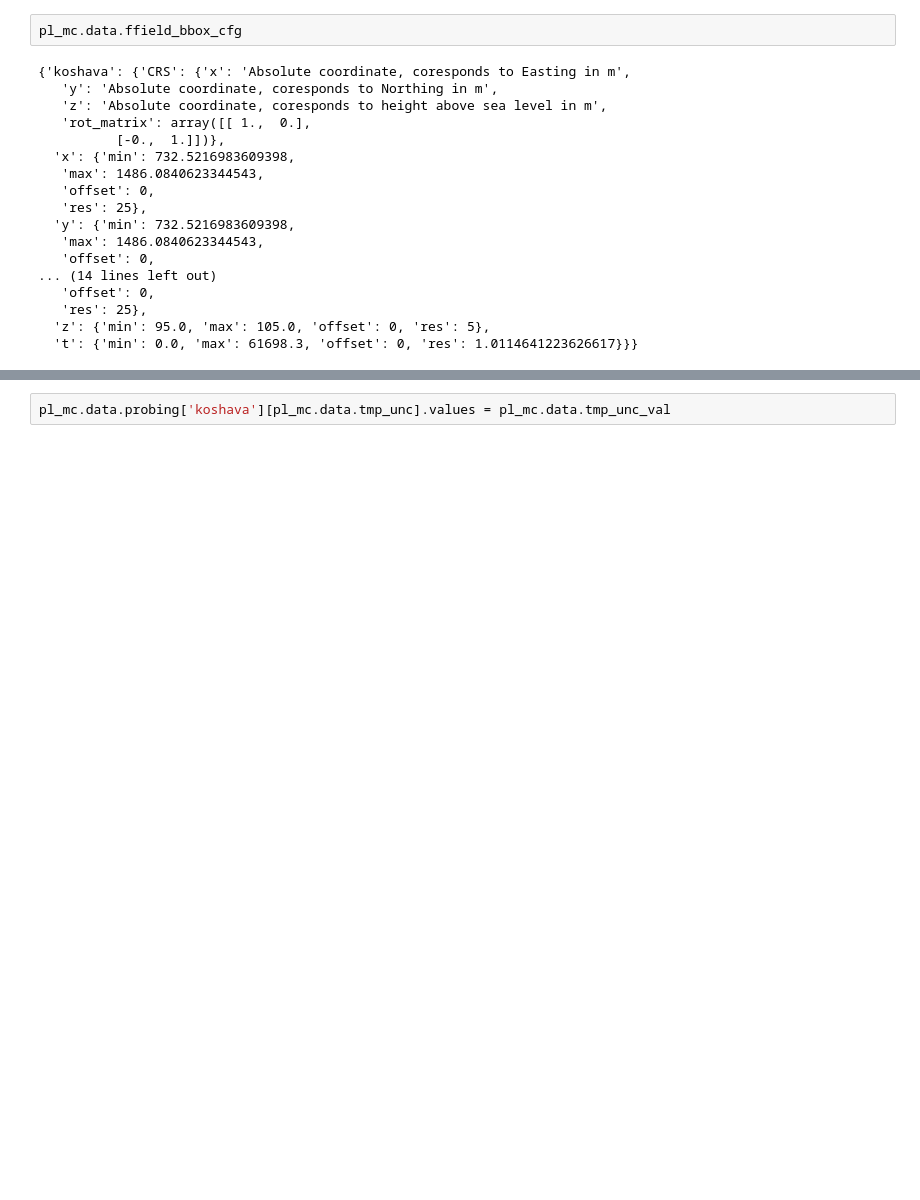
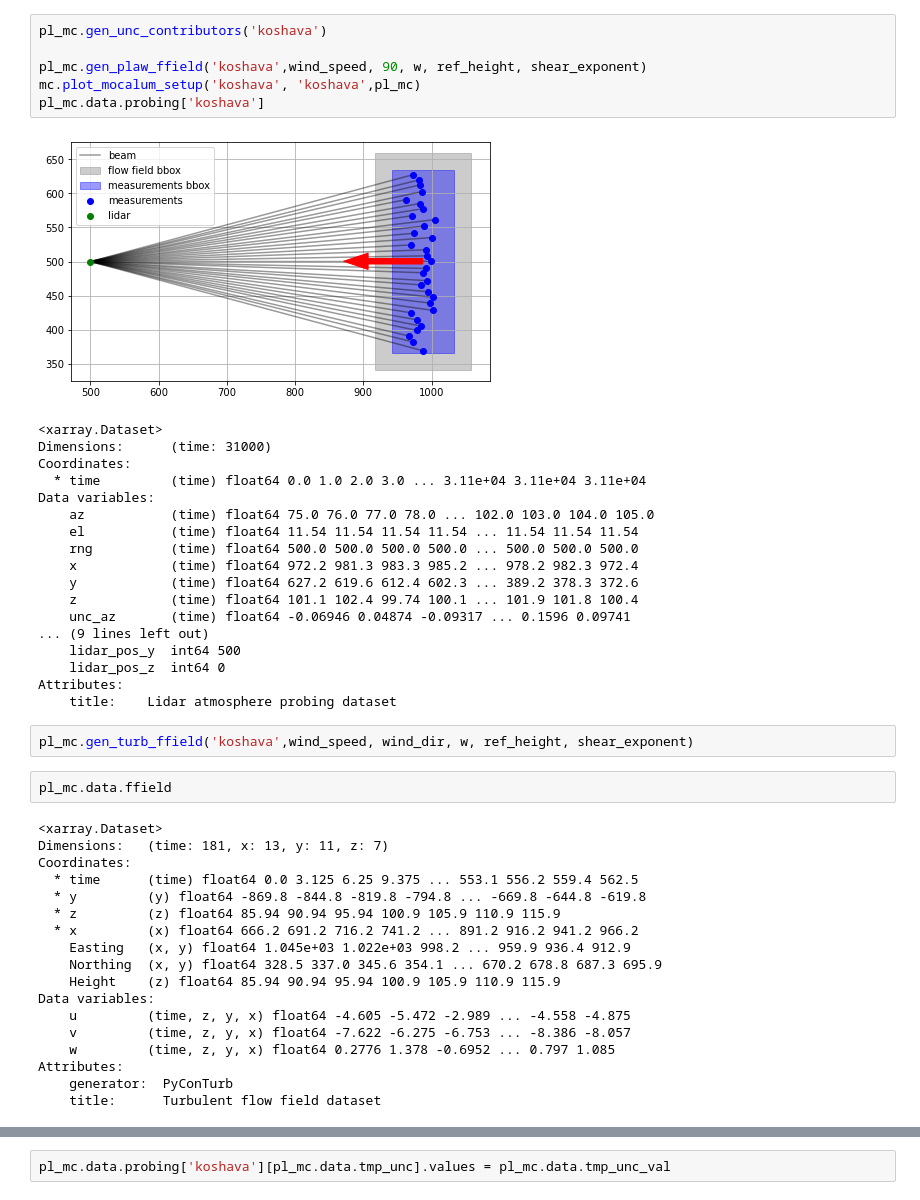
Before and after one commit to Burro7J/mocalum, a Jupyter notebook: examples/redo_for_multi_lidar.ipynb, the cells around one changed output, grey strips where cells are left out. Drawn from its saved outputs; the diff is of its cells as text; blank space fills up the shorter version.

```diff
--- a/examples/redo_for_multi_lidar.ipynb
+++ b/examples/redo_for_multi_lidar.ipynb
@@ -49,20 +49,47 @@ array(-0.00044278)
+# %%
+pl_mc.gen_unc_contributors('koshava')
+
+pl_mc.gen_plaw_ffield('koshava',wind_speed, 90, w, ref_height, shear_exponent)
+mc.plot_mocalum_setup('koshava', 'koshava',pl_mc)
+pl_mc.data.probing['koshava']
+# %% [output]
+[figure, added]
+<xarray.Dataset>
+Dimensions:      (time: 31000)
+Coordinates:
+  * time         (time) float64 0.0 1.0 2.0 3.0 ... 3.11e+04 3.11e+04 3.11e+04
+Data variables:
+    az           (time) float64 75.0 76.0 77.0 78.0 ... 102.0 103.0 104.0 105.0
+    el           (time) float64 11.54 11.54 11.54 11.54 ... 11.54 11.54 11.54
+    rng          (time) float64 500.0 500.0 500.0 500.0 ... 500.0 500.0 500.0
+    x            (time) float64 972.2 981.3 983.3 985.2 ... 978.2 982.3 972.4
+    y            (time) float64 627.2 619.6 612.4 602.3 ... 389.2 378.3 372.6
+    z            (time) float64 101.1 102.4 99.74 100.1 ... 101.9 101.8 100.4
+    unc_az       (time) float64 -0.06946 0.04874 -0.09317 ... 0.1596 0.09741
+... (9 lines left out)
+    lidar_pos_y  int64 500
+    lidar_pos_z  int64 0
+Attributes:
+    title:    Lidar atmosphere probing dataset
+# %%
+pl_mc.gen_turb_ffield('koshava',wind_speed, wind_dir, w, ref_height, shear_exponent)
 # %%
-pl_mc.data.ffield_bbox_cfg
+pl_mc.data.ffield
 # %% [output]
-{'koshava': {'CRS': {'x': 'Absolute coordinate, coresponds to Easting in m',
-   'y': 'Absolute coordinate, coresponds to Northing in m',
-   'z': 'Absolute coordinate, coresponds to height above sea level in m',
-   'rot_matrix': array([[ 1.,  0.],
-          [-0.,  1.]])},
-  'x': {'min': 732.5216983609398,
-   'max': 1486.0840623344543,
-   'offset': 0,
-   'res': 25},
-  'y': {'min': 732.5216983609398,
-   'max': 1486.0840623344543,
-   'offset': 0,
-... (14 lines left out)
-   'offset': 0,
-   'res': 25},
-  'z': {'min': 95.0, 'max': 105.0, 'offset': 0, 'res': 5},
-  't': {'min': 0.0, 'max': 61698.3, 'offset': 0, 'res': 1.0114641223626617}}}
+<xarray.Dataset>
+Dimensions:   (time: 181, x: 13, y: 11, z: 7)
+Coordinates:
+  * time      (time) float64 0.0 3.125 6.25 9.375 ... 553.1 556.2 559.4 562.5
+  * y         (y) float64 -869.8 -844.8 -819.8 -794.8 ... -669.8 -644.8 -619.8
+  * z         (z) float64 85.94 90.94 95.94 100.9 105.9 110.9 115.9
+  * x         (x) float64 666.2 691.2 716.2 741.2 ... 891.2 916.2 941.2 966.2
+    Easting   (x, y) float64 1.045e+03 1.022e+03 998.2 ... 959.9 936.4 912.9
+    Northing  (x, y) float64 328.5 337.0 345.6 354.1 ... 670.2 678.8 687.3 695.9
+    Height    (z) float64 85.94 90.94 95.94 100.9 105.9 110.9 115.9
+Data variables:
+    u         (time, z, y, x) float64 -4.605 -5.472 -2.989 ... -4.558 -4.875
+    v         (time, z, y, x) float64 -7.622 -6.275 -6.753 ... -8.386 -8.057
+    w         (time, z, y, x) float64 0.2776 1.378 -0.6952 ... 0.797 1.085
+Attributes:
+    generator:  PyConTurb
+    title:      Turbulent flow field dataset
```
Also changed, not shown: parts of 15 cells of this notebook, 3 other files.
